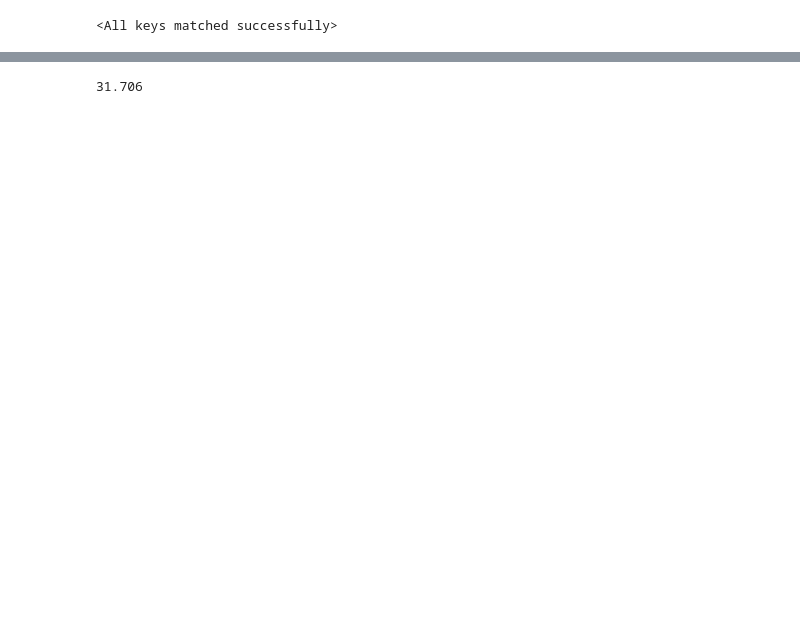
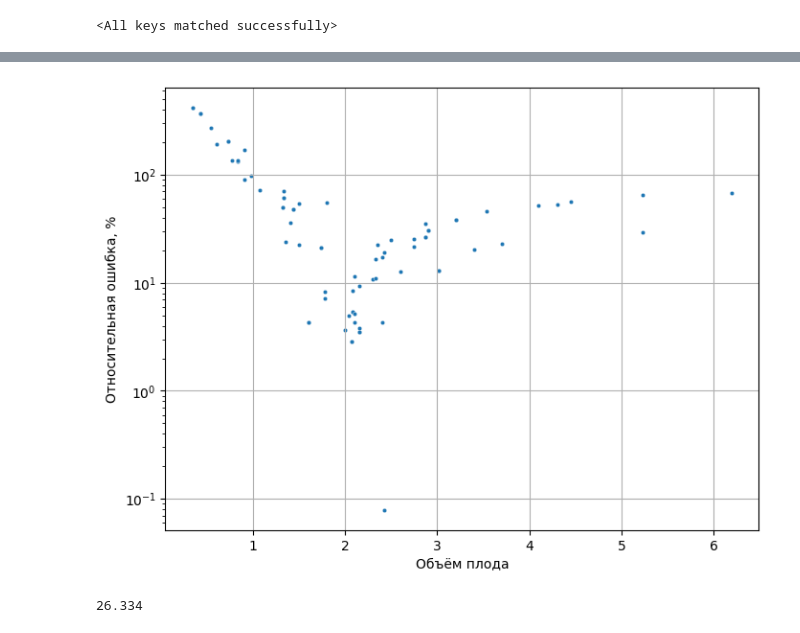
Before and after one commit to EHAT32/manioka, a Jupyter notebook: train_CNN_without_seg.ipynb, the cells around one changed output, grey strips where cells are left out. Drawn from its saved outputs; the diff is of its cells as text; code cells hidden in the pictures; blank space fills up the shorter version.

```diff
--- a/train_CNN_without_seg.ipynb
+++ b/train_CNN_without_seg.ipynb
@@ -28,10 +28,6 @@ models = {"early" : YOLO("seg_models/best_early.pt"),
 
 def get_segmented_images(models, image_paths, display_image=False, do_segment = True):
     """Извлечение детектированных сегментов"""
-
-    if not do_segment:
-        return [Image.open(img) for img in image_paths], False
-
     best_res = None
     for model in models.keys():
         model = models[model]
@@ -45,7 +41,7 @@ def get_segmented_images(models, image_paths, display_image=False, do_segment =
 
     was_segmented = len(results[0].boxes) > 3
 
-    if len(results[0].boxes.xyxy) == 0:
+    if len(results[0].boxes.xyxy) == 0 or not do_segment:
         # в случае отсутствия детекций
         return [Image.open(img) for img in image_paths], was_segmented
 
@@ -339,7 +334,7 @@ def generate_regression_dataset(df : pd.DataFrame, output : str, src : str, type
     df["WasSegmented"] = was_segmented
     df["ImageSegments"] = paths
     df["Width"] = widths
-    df.to_csv(f"{type}CNN.csv")
+    df.to_csv(f"data/{type}CNN.csv")
     return df
 # %%
 output_root = "merged_images"
@@ -352,14 +349,14 @@ os.makedirs(output_test, exist_ok=True)
 # %%
-if not os.path.exists("trainCNN.csv"):
+if not os.path.exists("data/trainCNN.csv"):
     new_train_df = generate_regression_dataset(train_df, output_train, train_data_path, type = "train", do_segment=False)
     new_train_df["RootVolume"] = new_train_df.groupby("FolderName")["RootVolume"].transform("mean")
 else:
-    new_train_df = pd.read_csv("trainCNN.csv")
+    new_train_df = pd.read_csv("data/trainCNN.csv")
 
-if not os.path.exists("testCNN.csv"):
+if not os.path.exists("data/testCNN.csv"):
     new_test_df = generate_regression_dataset(test_df, output_test, test_data_path, type = "test")
 else:
-    new_test_df = pd.read_csv("testCNN.csv")
+    new_test_df = pd.read_csv("data/testCNN.csv")
 # %%
 from sklearn.model_selection import train_test_split
 
@@ -532,4 +461,24 @@ outputs torch.Size([14, 1]) torch.float32
+# %%
+plt.figure(figsize=(8, 6))
+ax = sns.scatterplot(
+    data=test,
+    x='RootVolume',
+    y='MAPE',
+
+    # hue='color',
+    # palette={'Доп разметка': 'red', 'Без': 'blue'},
+    s=10,
+    # legend='full'
+)
+
+ax.set_yscale('log')
+ax.set_ylabel("Относительная ошибка, %")
+ax.set_xlabel("Объём плода")
+plt.grid(True)
+plt.show()
+# %% [output]
+[figure, added]
 # %%
 print(np.round(np.quantile(test["MAPE"], q=0.5), 3))
 # %% [output]
-31.706
+26.334
```
Also changed, not shown: parts of 8 cells of this notebook.
